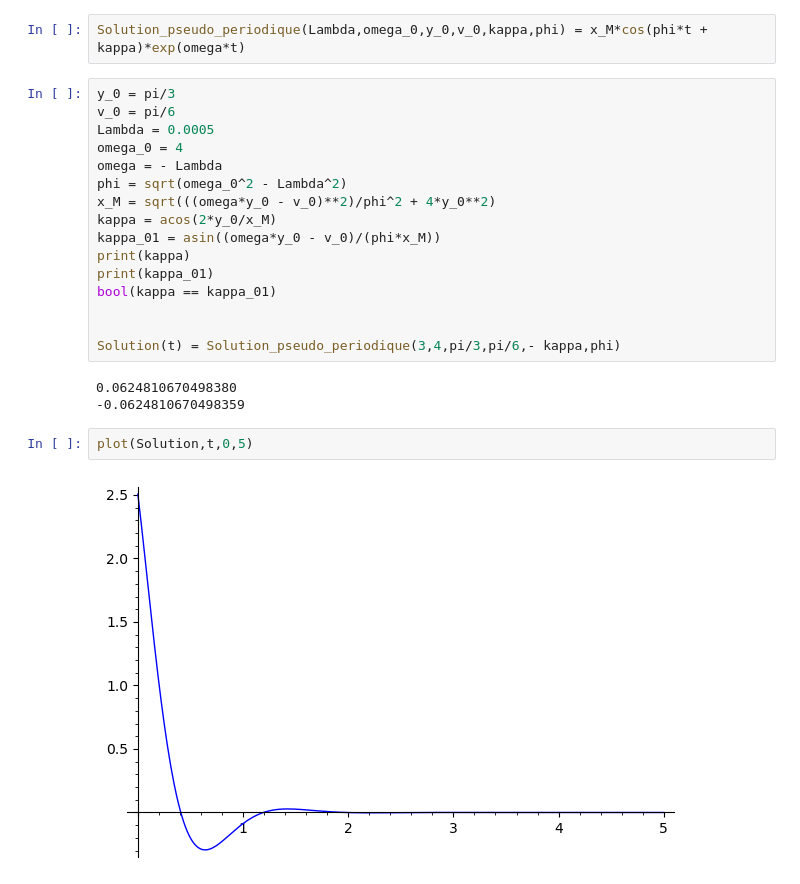
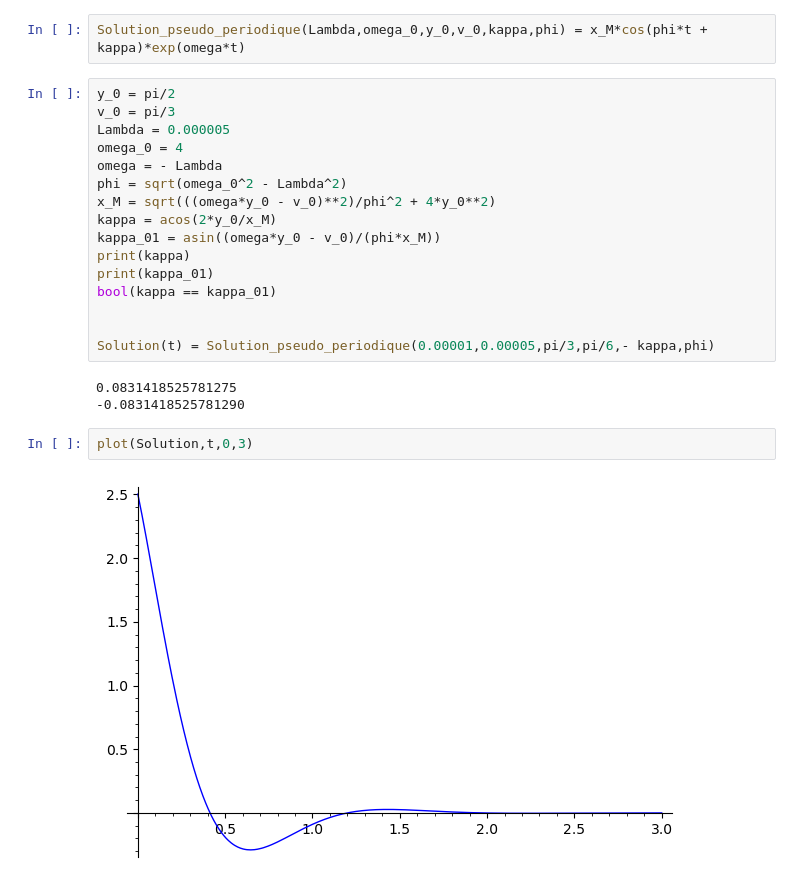
Before and after one commit to lboudi/Sabdbox, a Jupyter notebook: pendule_pohl.ipynb, the cells around one changed output. Drawn from its saved outputs; the diff is of its cells as text.

```diff
--- a/pendule_pohl.ipynb
+++ b/pendule_pohl.ipynb
@@ -122,9 +122,9 @@ kappa_01 = asin((omega*y_0 - v_0)/(phi*x_M))
 # %%
 Solution_pseudo_periodique(Lambda,omega_0,y_0,v_0,kappa,phi) = x_M*cos(phi*t + kappa)*exp(omega*t)
 # %%
-y_0 = pi/3
-v_0 = pi/6
-Lambda = 0.0005
+y_0 = pi/2
+v_0 = pi/3
+Lambda = 0.000005
 omega_0 = 4
 omega = - Lambda
 phi = sqrt(omega_0^2 - Lambda^2)
@@ -136,11 +136,11 @@ print(kappa_01)
 bool(kappa == kappa_01)
 
 
-Solution(t) = Solution_pseudo_periodique(3,4,pi/3,pi/6,- kappa,phi)
+Solution(t) = Solution_pseudo_periodique(0.00001,0.00005,pi/3,pi/6,- kappa,phi)
 # %% [output]
-0.0624810670498380
--0.0624810670498359
+0.0831418525781275
+-0.0831418525781290
 # %%
-plot(Solution,t,0,5)
+plot(Solution,t,0,3)
 # %% [output]
-[figure, old version]
+[figure, new version]
```
